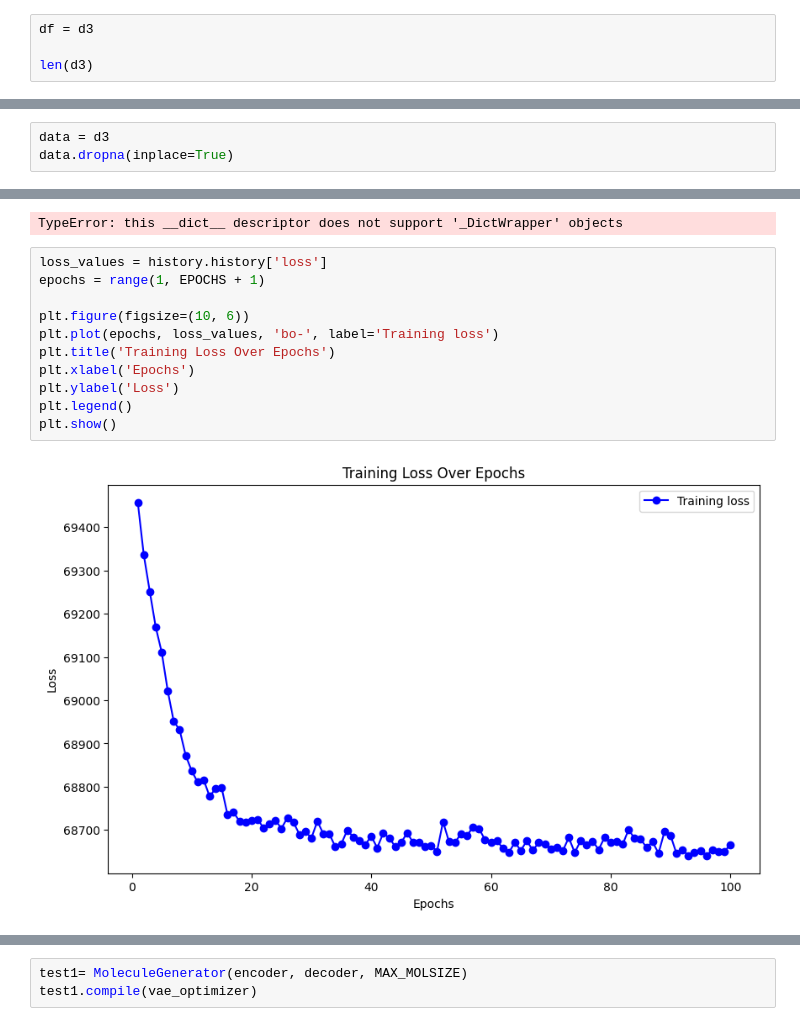
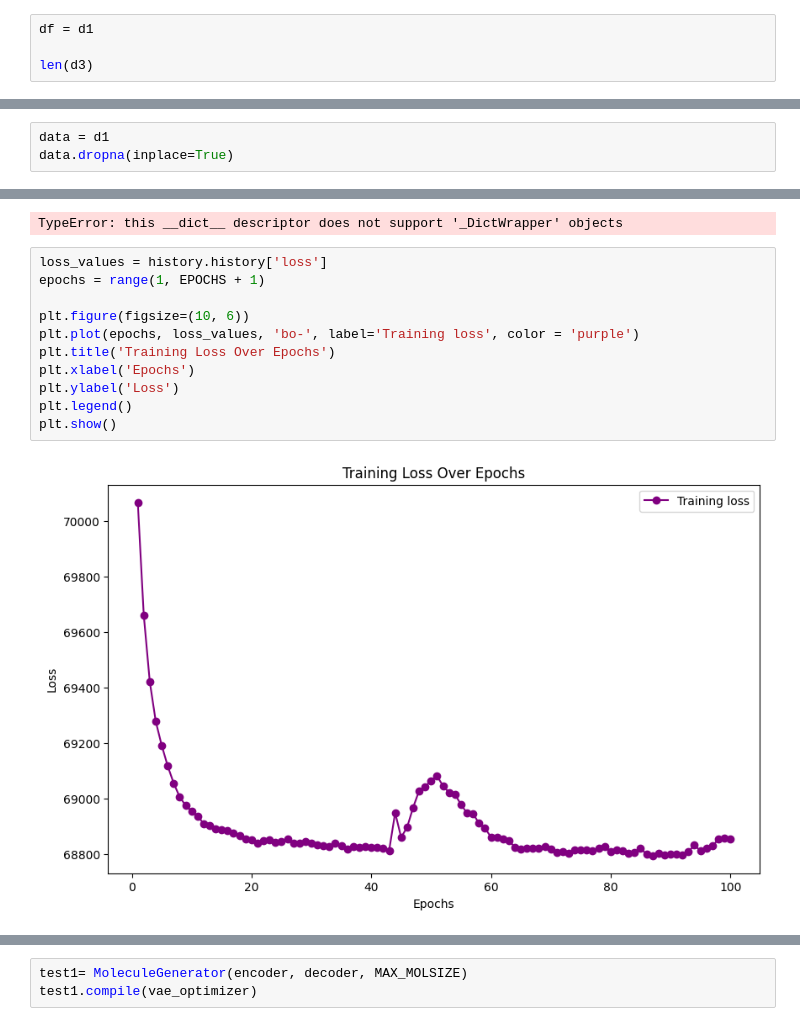
Before and after one commit to rebe121314/Capstone_code, a Jupyter notebook: auto_encoder/vae_create.ipynb, the cells around one changed output, grey strips where cells are left out. Cells and saved outputs as stored; diff of their text form.

Commit message:
Add the remining images

```diff
--- a/auto_encoder/vae_create.ipynb
+++ b/auto_encoder/vae_create.ipynb
@@ -133,7 +110,7 @@ df.head()
 | 3 | CCOC(=O)[C@@H]1CCCN(C(=O)c2nc(-c3... | 0.716225 |
 | 4 | N#CC1=C(SCC(=O)Nc2cccc(Cl)c2)N=C(... | 0.809572 |
 # %%
-df = d3
+df = d1
 
 len(d3)
 # %% [output]
@@ -234,7 +211,7 @@ def graph_to_molecule(graph):
 # %% [markdown]
 # Dataset generation for training the model
 # %%
-data = d3
+data = d1
 data.dropna(inplace=True)
 # %%
 
@@ -609,14 +586,14 @@ TypeError: this __dict__ descriptor does not support '_DictWrapper' objects
 # %%
 loss_values = history.history['loss']
 epochs = range(1, EPOCHS + 1)
 
 plt.figure(figsize=(10, 6))
-plt.plot(epochs, loss_values, 'bo-', label='Training loss')
+plt.plot(epochs, loss_values, 'bo-', label='Training loss', color = 'purple')
 plt.title('Training Loss Over Epochs')
 plt.xlabel('Epochs')
 plt.ylabel('Loss')
 plt.legend()
 plt.show()
 # %% [output]
-[figure, old version]
+[figure, new version]
 # %%
```
Also changed, not shown: parts of 3 cells of this notebook, 6 other files.
